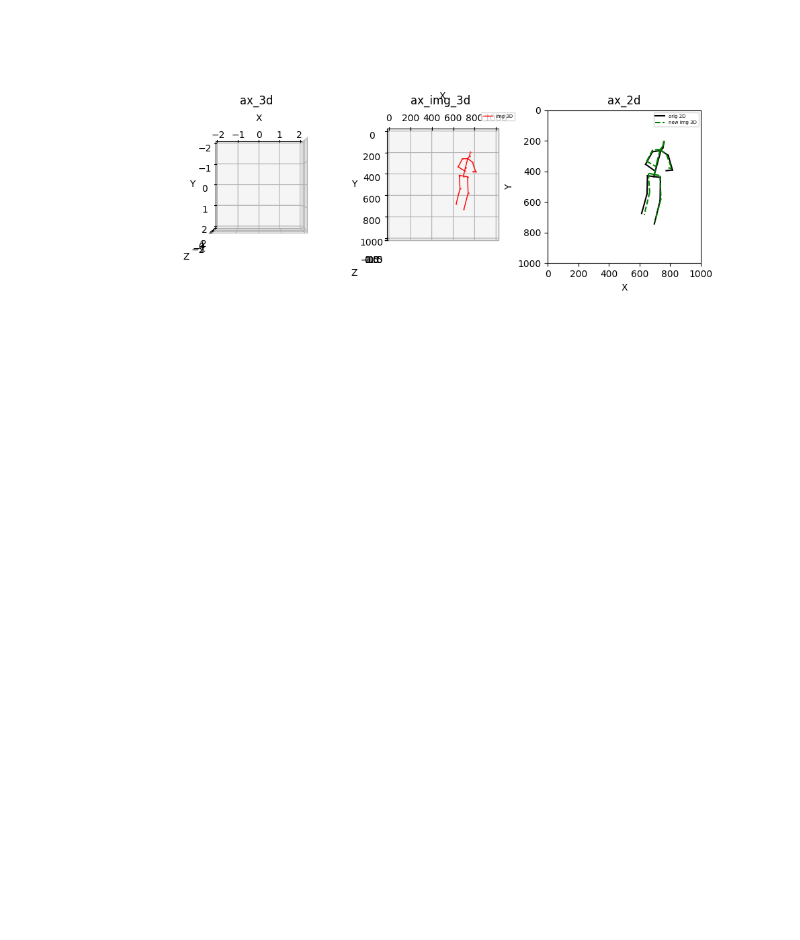
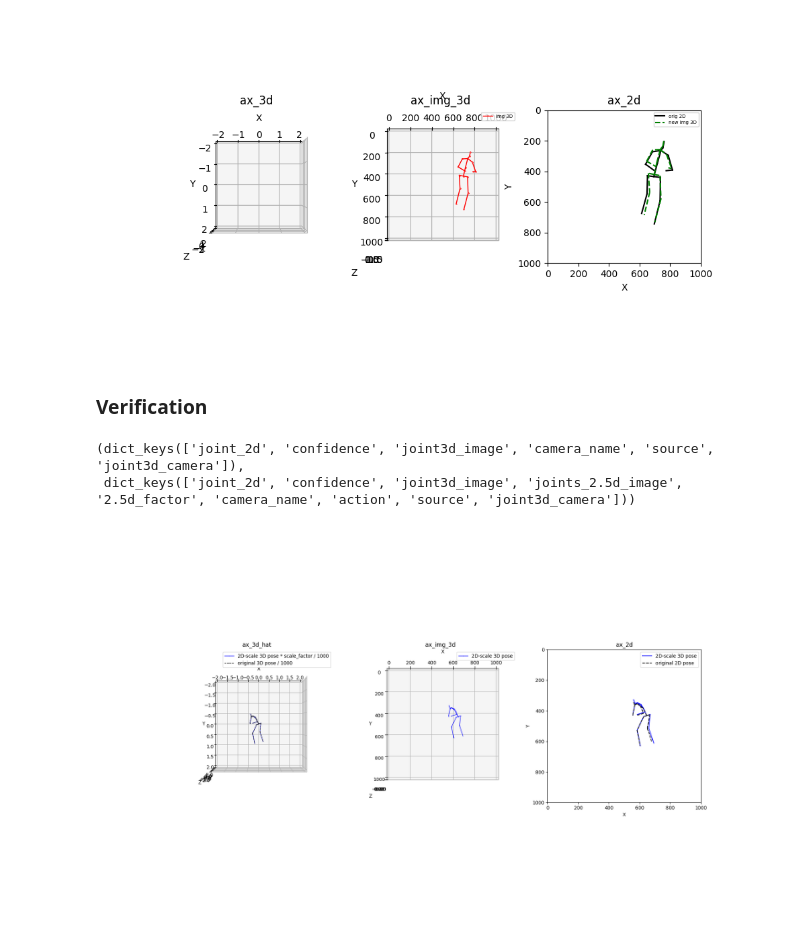
Before and after one commit to hoo223/MotionBERT, a Jupyter notebook: custom_codes/dataset_generation/modify_h36m_sh.ipynb, the cells around one changed output. Cells and saved outputs as stored; diff of their text form; code cells hidden in the pictures; blank space fills up the shorter version.

```diff
--- a/custom_codes/dataset_generation/modify_h36m_sh.ipynb
+++ b/custom_codes/dataset_generation/modify_h36m_sh.ipynb
@@ -377,3 +384,54 @@ plt.show()
+# %% [markdown]
+### Verification
 # %%
 new_h36m_gt_path = '/home/hrai/codes/MotionBERT/data/motion3d/h36m_gt_cam_3d_joint3d_image_modified.pkl'
-savepkl(h36m_sh, new_h36m_gt_path)
+new_h36m_gt = readpkl(new_h36m_gt_path)
+# %%
+new_h36m_gt['train'].keys(), new_h36m_gt['test'].keys()
+# %% [output]
+(dict_keys(['joint_2d', 'confidence', 'joint3d_image', 'camera_name', 'source', 'joint3d_camera']),
+ dict_keys(['joint_2d', 'confidence', 'joint3d_image', 'joints_2.5d_image', '2.5d_factor', 'camera_name', 'action', 'source', 'joint3d_camera']))
+# %%
+%matplotlib widget
+# check original train data
+frame_num = 500000
+img_2d = new_h36m_gt['test']['joint_2d'][frame_num].copy()
+new_img_3d = new_h36m_gt['test']['joint3d_image'][frame_num].copy()
+cam_3d = new_h36m_gt['test']['joint3d_camera'][frame_num].copy()
+scale_factor = new_h36m_gt['test']['2.5d_factor'][frame_num].copy()
+img_25d = new_img_3d * scale_factor
+cam_3d_hat = cam_3d.copy() - cam_3d[0]
+img_25d_hat = img_25d.copy() - img_25d[0]
+
+configs = {
+    'ax_3d_hat': {'type': '3d', 'loc': 131, 'mode': 'cam'},
+    'ax_img_3d': {'type': '3d', 'loc': 132,  'mode': 'cam', 'xlim': [0, 1000], 'ylim': [0, 1000], 'zlim': [-1, 1]},
+    'ax_2d': {'type': '2d', 'loc': 133, 'W': 1000, 'H': 1000},
+}
+
+fig, axs = generate_axes(3, configs, figsize=[10, 5], fig_title='')
+plot_pose_setting = [
+    ('ax_3d_hat', img_25d_hat/1000, {'color': 'b', 'label': '2D-scale 3D pose * scale_factor / 1000'}),
+    ('ax_3d_hat', cam_3d_hat/1000, {'color': 'k', 'label': 'original 3D pose / 1000', 'linestyle': '--'}),
+    ('ax_img_3d', new_img_3d, {'color': 'b', 'label': '2D-scale 3D pose'}),
+    ('ax_2d', new_img_3d, {'color': 'b', 'label': '2D-scale 3D pose'}),
+    ('ax_2d', img_2d, {'color': 'k', 'label': 'original 2D pose', 'linestyle': '--'}),
+]
+general_plot_func(axs, configs, plot_pose_setting, 0, legend_fontsize=10)
+
+def clean_axes(ax):
+    ax.axes.xaxis.set_ticklabels([])
+    ax.axes.yaxis.set_ticklabels([])
+    try:    ax.axes.zaxis.set_ticklabels([])
+    except: pass
+    ax.axes.set_xlabel('')
+    ax.axes.set_ylabel('')
+    try:    ax.axes.set_zlabel('')
+    except: pass
+    ax.legend().remove()
+    ax.set_title('')
+
+
+plt.show()
+# %% [output]
+[figure, added]
```
Also changed, not shown: parts of 8 cells of this notebook, 41 other files.
